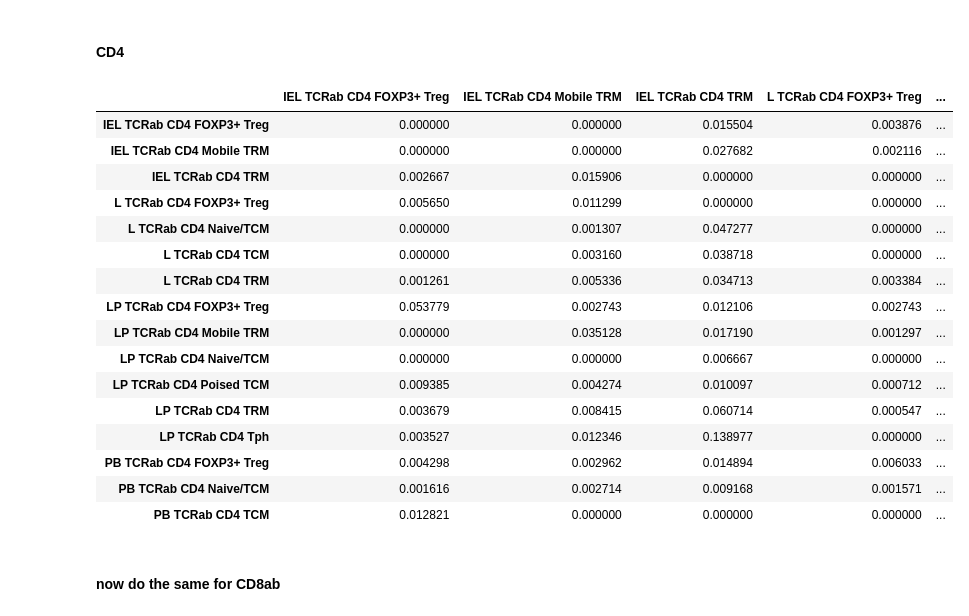
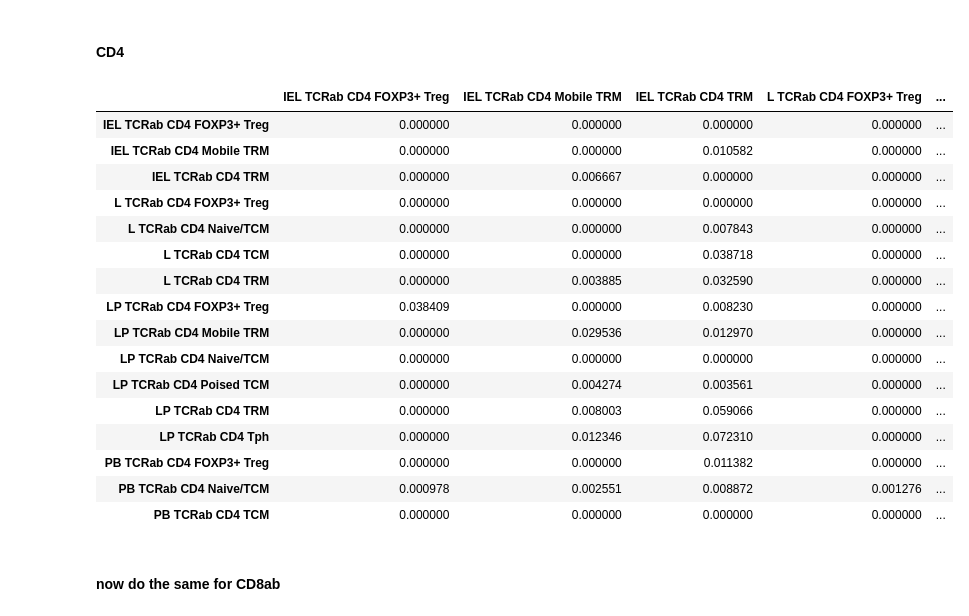
Before and after one commit to Ran-x2/gut-liver-TRM, a Jupyter notebook: Revision/GLIPH2/GLIPH2.ipynb, the cells around one changed output. Saved outputs shown, nothing was run; the diff lists cells and outputs as text; code cells hidden in the pictures.

```diff
--- a/Revision/GLIPH2/GLIPH2.ipynb
+++ b/Revision/GLIPH2/GLIPH2.ipynb
@@ -43,6 +43,3 @@ for i in names:
     clone_counts[['cdr3b','TRBV','TRBJ','cdr3a','subject:condition','clone frequency']].to_csv(i+'_GLIPH2.tsv', sep="\t",index = False, header = False)
 # %% [markdown]
 ### Mapping GLIPH2 reulst back
-# %%
-unique_clone_counts = adata_ab.obs.groupby(['Donor ID', 'tissue+celltype'])['clone_code'].nunique()
-unique_clone_counts
@@ -100,58 +70,64 @@ for i in dedup['donor'].unique():
     nodes = sorted(df_i['celltype'].unique())
     shared_counts = pd.DataFrame(0.0, index=nodes, columns=nodes, dtype=float)
 
+    adata_temp = adata_ab[adata_ab.obs['Donor ID'] == i]
+    adata_temp = adata_temp[adata_temp.obs['general type'] == 'TCRab CD4']
+    unique_clone_counts = adata_temp.obs.groupby(['tissue+celltype'])['clone_code'].nunique()
+
     # Precompute sets for speed
     clones_in_ct = {ct: set(df_i.loc[df_i['celltype']==ct, 'clone']) for ct in nodes}
     motifs_in_ct = {ct: set(df_i.loc[df_i['celltype']==ct, motif_col]) for ct in nodes}
 
     for A in nodes:
-        denom = unique_clone_counts_table.loc[i,A]
+        denom = unique_clone_counts.loc[A]
         if denom == 0:
             continue
         for B in nodes:
             if A == B:
                 continue
             # Motifs present in B
             motifs_B = motifs_in_ct[B]
             if not motifs_B:
                 shared_counts.loc[A, B] = 0.0
                 continue
 
             # Clones in A that have at least one motif also seen in B
             clones_A_shared = set(
                 df_i.loc[
                     (df_i['celltype']==A) & (df_i[motif_col].isin(motifs_B)), #well that is, if a clone in cell type A and has the motif that is in cell type B
                     'clone'
                 ]
             )
             shared_counts.loc[A, B] = len(clones_A_shared) / denom
+            if shared_counts.loc[A, B] < 5/ denom:
+                shared_counts.loc[A, B] = 0 # filter out too few shared
 
     CD4_GLIPH2_donor_clone_normalized[i] = shared_counts
 
 # --- 2) Average across donors (aligning all cell types) ---
 all_nodes = sorted(dedup['celltype'].unique())
 dfs = [m.reindex(index=all_nodes, columns=all_nodes, fill_value=0.0)
        for m in CD4_GLIPH2_donor_clone_normalized.values()]
 CD4_GLIPH2_donor_clone_normalized_mean = sum(dfs) / len(dfs)
 CD4_GLIPH2_donor_clone_normalized_mean
 # %% [output]
 |  | IEL TCRab CD4 FOXP3+ Treg | IEL TCRab CD4 Mobile TRM | IEL TCRab CD4 TRM | L TCRab CD4 FOXP3+ Treg | ... |
-| IEL TCRab CD4 FOXP3+ Treg | 0.000000 | 0.000000 | 0.015504 | 0.003876 | ... |
-| IEL TCRab CD4 Mobile TRM | 0.000000 | 0.000000 | 0.027682 | 0.002116 | ... |
-| IEL TCRab CD4 TRM | 0.002667 | 0.015906 | 0.000000 | 0.000000 | ... |
-| L TCRab CD4 FOXP3+ Treg | 0.005650 | 0.011299 | 0.000000 | 0.000000 | ... |
-| L TCRab CD4 Naive/TCM | 0.000000 | 0.001307 | 0.047277 | 0.000000 | ... |
-| L TCRab CD4 TCM | 0.000000 | 0.003160 | 0.038718 | 0.000000 | ... |
-| L TCRab CD4 TRM | 0.001261 | 0.005336 | 0.034713 | 0.003384 | ... |
-| LP TCRab CD4 FOXP3+ Treg | 0.053779 | 0.002743 | 0.012106 | 0.002743 | ... |
-| LP TCRab CD4 Mobile TRM | 0.000000 | 0.035128 | 0.017190 | 0.001297 | ... |
-| LP TCRab CD4 Naive/TCM | 0.000000 | 0.000000 | 0.006667 | 0.000000 | ... |
-| LP TCRab CD4 Poised TCM | 0.009385 | 0.004274 | 0.010097 | 0.000712 | ... |
-| LP TCRab CD4 TRM | 0.003679 | 0.008415 | 0.060714 | 0.000547 | ... |
-| LP TCRab CD4 Tph | 0.003527 | 0.012346 | 0.138977 | 0.000000 | ... |
-| PB TCRab CD4 FOXP3+ Treg | 0.004298 | 0.002962 | 0.014894 | 0.006033 | ... |
-| PB TCRab CD4 Naive/TCM | 0.001616 | 0.002714 | 0.009168 | 0.001571 | ... |
-| PB TCRab CD4 TCM | 0.012821 | 0.000000 | 0.000000 | 0.000000 | ... |
+| IEL TCRab CD4 FOXP3+ Treg | 0.000000 | 0.000000 | 0.000000 | 0.000000 | ... |
+| IEL TCRab CD4 Mobile TRM | 0.000000 | 0.000000 | 0.010582 | 0.000000 | ... |
+| IEL TCRab CD4 TRM | 0.000000 | 0.006667 | 0.000000 | 0.000000 | ... |
+| L TCRab CD4 FOXP3+ Treg | 0.000000 | 0.000000 | 0.000000 | 0.000000 | ... |
+| L TCRab CD4 Naive/TCM | 0.000000 | 0.000000 | 0.007843 | 0.000000 | ... |
+| L TCRab CD4 TCM | 0.000000 | 0.000000 | 0.038718 | 0.000000 | ... |
+| L TCRab CD4 TRM | 0.000000 | 0.003885 | 0.032590 | 0.000000 | ... |
+| LP TCRab CD4 FOXP3+ Treg | 0.038409 | 0.000000 | 0.008230 | 0.000000 | ... |
+| LP TCRab CD4 Mobile TRM | 0.000000 | 0.029536 | 0.012970 | 0.000000 | ... |
+| LP TCRab CD4 Naive/TCM | 0.000000 | 0.000000 | 0.000000 | 0.000000 | ... |
+| LP TCRab CD4 Poised TCM | 0.000000 | 0.004274 | 0.003561 | 0.000000 | ... |
+| LP TCRab CD4 TRM | 0.000000 | 0.008003 | 0.059066 | 0.000000 | ... |
+| LP TCRab CD4 Tph | 0.000000 | 0.012346 | 0.072310 | 0.000000 | ... |
+| PB TCRab CD4 FOXP3+ Treg | 0.000000 | 0.000000 | 0.011382 | 0.000000 | ... |
+| PB TCRab CD4 Naive/TCM | 0.000978 | 0.002551 | 0.008872 | 0.001276 | ... |
+| PB TCRab CD4 TCM | 0.000000 | 0.000000 | 0.000000 | 0.000000 | ... |
 # %%
 # CD4_GLIPH2_donor_motif_normalized_mean[CD4_GLIPH2_donor_motif_normalized_mean<np.percentile(CD4_GLIPH2_donor_motif_normalized_mean.values.flatten(),90)] = 0
 # %%
```
Also changed, not shown: parts of 7 cells of this notebook, 8 other files.
